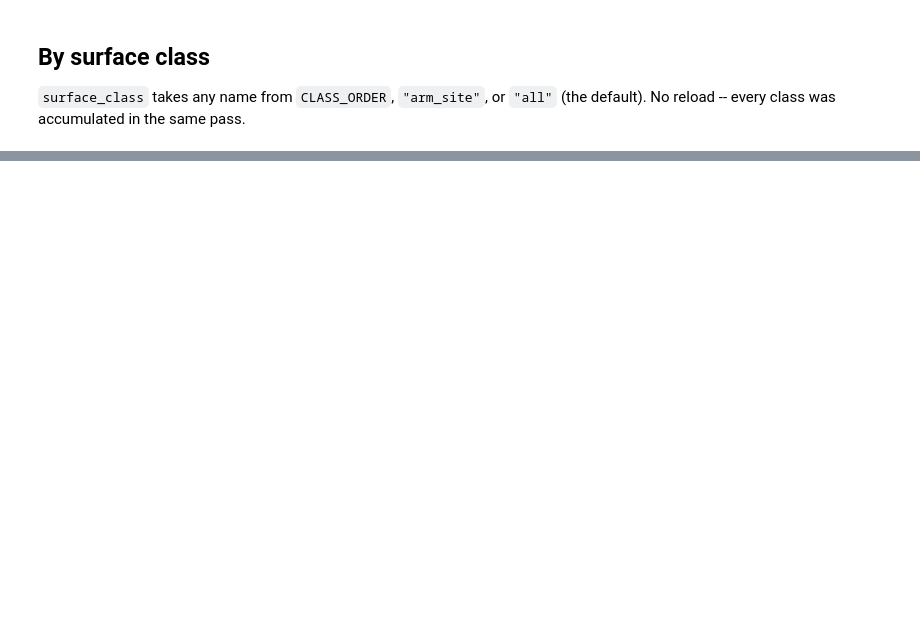
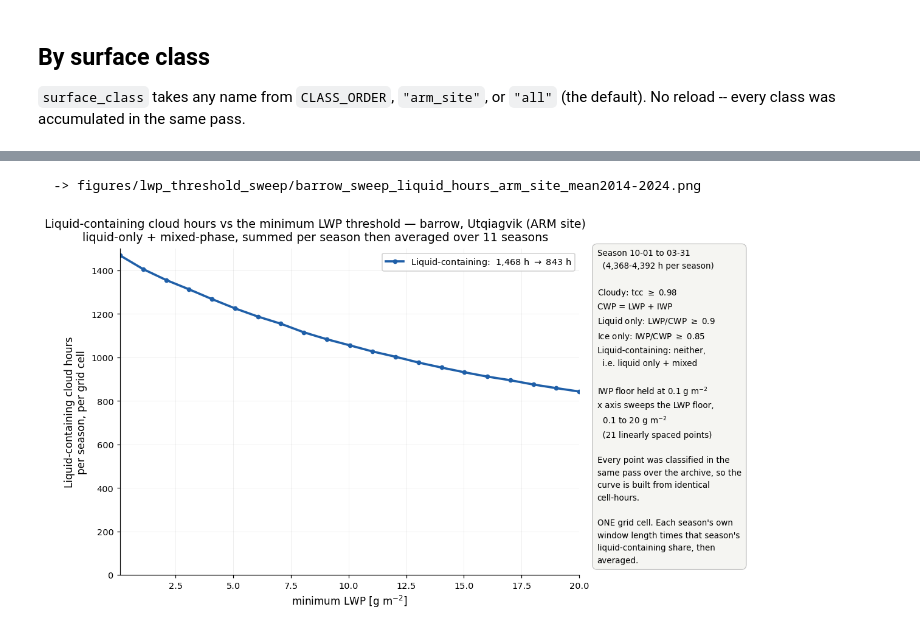
Before and after one commit to andrewjbuggee/Python-Research, a Jupyter notebook: ERA5/surface_energy_budget/plot_lwp_threshold_sweep.ipynb, the cells around one changed output, grey strips where cells are left out. Cells and saved outputs as stored; diff of their text form; code cells hidden in the pictures; blank space fills up the shorter version.

```diff
--- a/ERA5/surface_energy_budget/plot_lwp_threshold_sweep.ipynb
+++ b/ERA5/surface_energy_budget/plot_lwp_threshold_sweep.ipynb
@@ -184,0 +218,5 @@ for sc in ("open_ocean", "sea_ice", "arm_site"):
+# %%
+lwph.fig_sweep_liquid_hours_site(A, out_dir=SAVE_DIR, min_max=False);
+# %% [output]
+  -> figures/lwp_threshold_sweep/barrow_sweep_liquid_hours_arm_site_mean2014-2024.png
+[figure, added]
```
Also changed, not shown: parts of 19 cells of this notebook, 5 other files.
